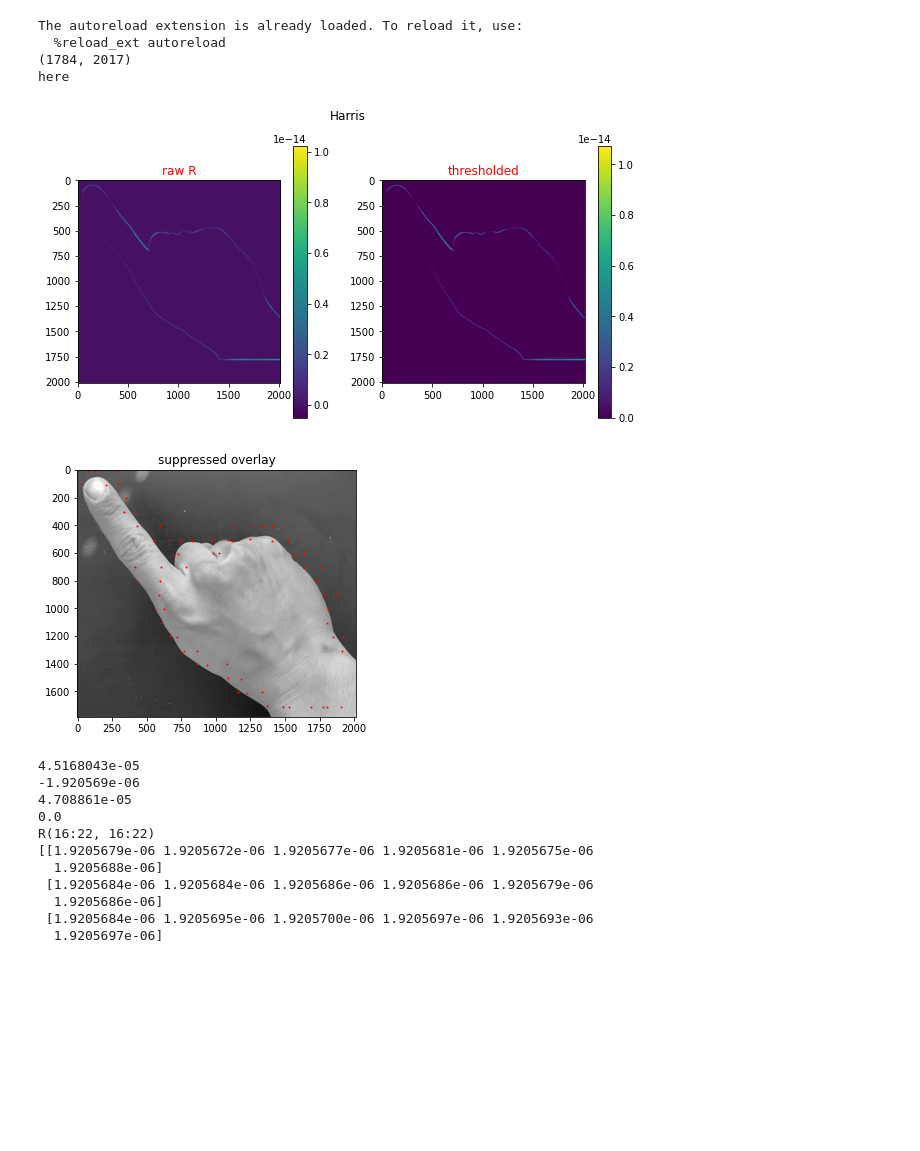
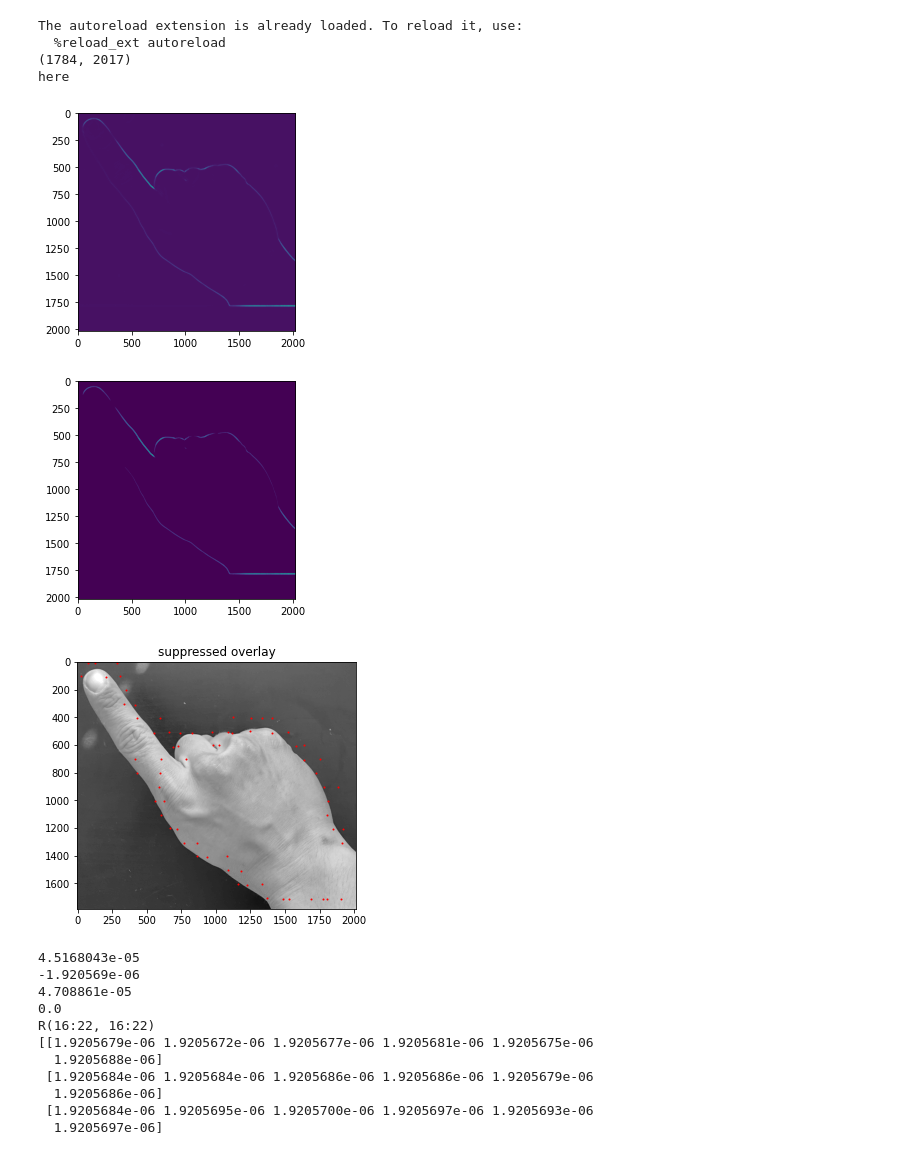
Before and after one commit to evanhuang117/cse5524-project, a Jupyter notebook: mspaint2.0/whiteboard/driver.ipynb, the cells around one changed output. Saved outputs shown, nothing was run; the diff lists cells and outputs as text; code cells hidden in the pictures; blank space fills up the shorter version.

```diff
--- a/mspaint2.0/whiteboard/driver.ipynb
+++ b/mspaint2.0/whiteboard/driver.ipynb
@@ -11,43 +11,44 @@ from math import ceil, floor,  pi, sqrt
 import imageio as iio
 from PIL import Image
 from skimage import color
 from skimage import io
 
 %load_ext autoreload
 %autoreload 2
 imgGray = color.rgb2gray(cv2.imread('C:\\Users\\Jaiydev Gupta\\Documents\\5524 project\\cse5524-project\\data\\angle_left.png'))
 #imgGray = color.rgb2gray(img)
 print(imgGray.shape)
 interestpoints = Harris(imgGray)
 
-plt.figure(figsize=(10, 5))
-plt.subplot(1, 2, 1)
+# plt.figure(figsize=(10, 5))
+# plt.subplot(1, 2, 1)
 plt.imshow(interestpoints.R)
-plt.colorbar()
-plt.gca().set_title('raw R', c='r')
+plt.show()
+# plt.gca().set_title('raw R', c='r')
 
-plt.subplot(1, 2, 2)
+# plt.subplot(1, 2, 2)
 thresh = interestpoints.thresh
 plt.imshow(thresh)
-plt.colorbar()
 
-plt.gca().set_title('thresholded', c='r')
 
-plt.suptitle('Harris')
+# plt.gca().set_title('thresholded', c='r')
+
+# plt.suptitle('Harris')
 plt.show()
 
 plt.figure(figsize=(5, 5))
 plt.gca().imshow(imgGray, cmap='gray')
 plt.gca().scatter(*zip(*interestpoints.suppressed), s=1, c='r')
 plt.title('suppressed overlay')
 plt.show()
 # %% [output]
 The autoreload extension is already loaded. To reload it, use:
   %reload_ext autoreload
 (1784, 2017)
 here
-[figure, old version]
+[figure, new version]
-[figure, old version]
+[figure, new version]
+[figure, added]
 # %%
 
 from operator import matmul
```
Also changed, not shown: parts of 1 cell of this notebook, 3 other files.
